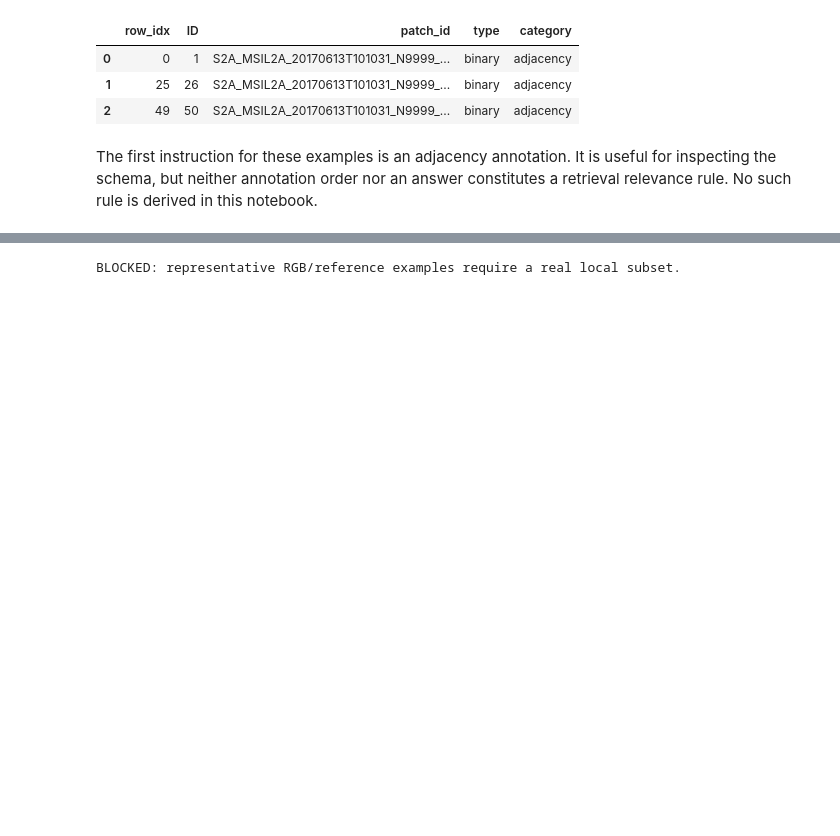
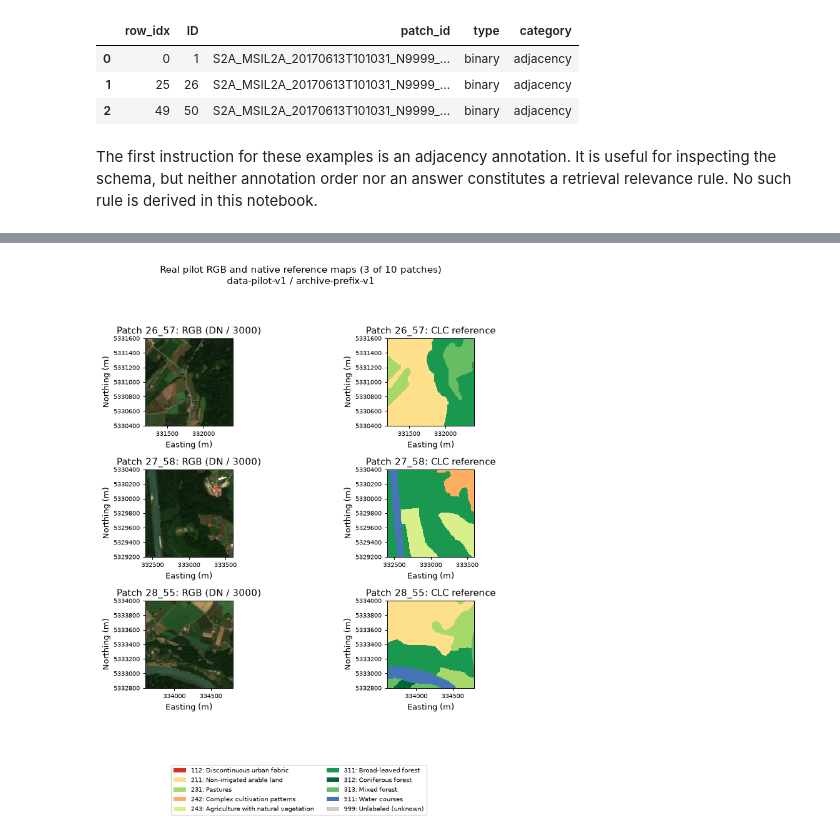
Before and after one commit to manuelmiddendorf/earth-observation, a Jupyter notebook: notebooks/01_data_understanding.ipynb, the cells around one changed output, grey strips where cells are left out. Saved outputs shown, nothing was run; the diff lists cells and outputs as text; code cells hidden in the pictures; blank space fills up the shorter version.

```diff
--- a/notebooks/01_data_understanding.ipynb
+++ b/notebooks/01_data_understanding.ipynb
@@ -150,23 +192,57 @@ visually confirmed truth. The following step explicitly skips absent real exampl
-# %%
-complete = [p for p, c in checks.items() if c["status"] == "aligned"]
-if not complete:
-    print("BLOCKED: representative RGB/reference examples require a real local subset.")
-else:
-    import rasterio
-    for patch_id in complete[:2]:
-        files = files_by_patch[patch_id]
-        fig, axes = plt.subplots(1, 2, figsize=(8, 4))
-        axes[0].imshow(load_rgb(files, upper=DISPLAY_UPPER_DN))
-        axes[0].set_title("RGB: fixed raw DN / 3000")
-        with rasterio.open(files["reference"]) as ds:
-            reference = ds.read(1, masked=True)
-        image = axes[1].imshow(reference, interpolation="nearest", cmap="tab20")
-        axes[1].set_title("Reference: raw class IDs")
-        fig.colorbar(image, ax=axes[1], label="Source class ID")
-        for ax in axes:
-            ax.set(xlabel="Native pixel column", ylabel="Native pixel row")
-        fig.suptitle(patch_id + " (single patch)", fontsize=8)
-        fig.tight_layout()
-        plt.show()
-# %% [output]
-BLOCKED: representative RGB/reference examples require a real local subset.
+# %%
+import numpy as np
+import rasterio
+from matplotlib.colors import ListedColormap, BoundaryNorm
+from matplotlib.patches import Patch
+
+# Source CLC IDs/names for display only; no benchmark mapping is defined here.
+map_labels = {
+    112: ("Discontinuous urban fabric", "#d73027"),
+    211: ("Non-irrigated arable land", "#fee08b"),
+    231: ("Pastures", "#a6d96a"),
+    242: ("Complex cultivation patterns", "#fdae61"),
+    243: ("Agriculture with natural vegetation", "#d9ef8b"),
+    311: ("Broad-leaved forest", "#1a9850"),
+    312: ("Coniferous forest", "#006837"),
+    313: ("Mixed forest", "#66bd63"),
+    511: ("Water courses", "#4575b4"),
+    999: ("Unlabeled (unknown)", "#cccccc"),
+}
+class_ids = np.array(list(map_labels))
+cmap = ListedColormap([value[1] for value in map_labels.values()])
+norm = BoundaryNorm(np.arange(len(class_ids) + 1) - .5, len(class_ids))
+fig, axes = plt.subplots(3, 2, figsize=(9, 10), dpi=90)
+for row, index in enumerate([0, 4, 8]):
+    patch_id = patches[index]["patch_id"]
+    files = files_by_patch[patch_id]
+    left, bottom, right, top = checks[patch_id]["rasters"]["B04"]["bounds"]
+    extent = (left, right, bottom, top)
+    axes[row, 0].imshow(load_rgb(files, upper=DISPLAY_UPPER_DN),
+                        extent=extent, interpolation="nearest")
+    with rasterio.open(files["reference"]) as ds:
+        reference = ds.read(1, masked=True)
+    assert set(np.unique(reference.compressed())).issubset(map_labels)
+    # Reindex codes only to assign discrete display colors, preserving the mask.
+    display = np.ma.array(np.searchsorted(class_ids, reference.data),
+                          mask=np.ma.getmaskarray(reference))
+    axes[row, 1].imshow(display, extent=extent, interpolation="nearest",
+                        cmap=cmap, norm=norm)
+    suffix = "_".join(patch_id.rsplit("_", 2)[1:])
+    axes[row, 0].set_title(f"Patch {suffix}: RGB (DN / 3000)")
+    axes[row, 1].set_title(f"Patch {suffix}: CLC reference")
+    for ax in axes[row]:
+        ax.set(xlabel="Easting (m)", ylabel="Northing (m)")
+        ax.ticklabel_format(axis="both", style="plain", useOffset=False)
+        ax.tick_params(labelsize=8)
+        ax.set_aspect("equal")
+fig.legend(handles=[Patch(facecolor=color, label=f"{code}: {label}")
+                    for code, (label, color) in map_labels.items()],
+           loc="lower center", ncol=2, fontsize=8)
+fig.suptitle("Real pilot RGB and native reference maps (3 of 10 patches)\n"
+             "data-pilot-v1 / archive-prefix-v1", fontsize=12)
+fig.tight_layout(rect=(0, .17, 1, .94))
+(ROOT / "outputs").mkdir(exist_ok=True)
+fig.savefig(ROOT / "outputs/data-pilot-v1-rgb-reference.png", dpi=110)
+plt.show()
+# %% [output]
+[figure, added]
```
Also changed, not shown: parts of 10 cells of this notebook, 11 other files.
